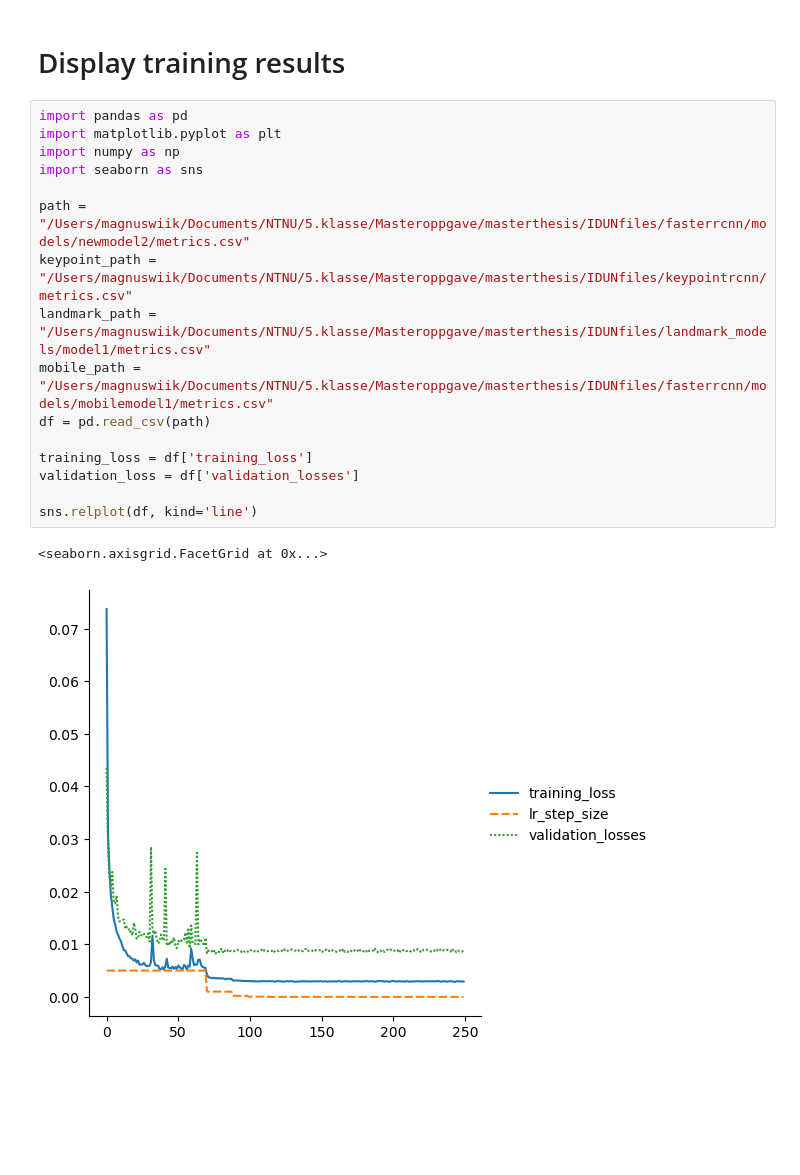
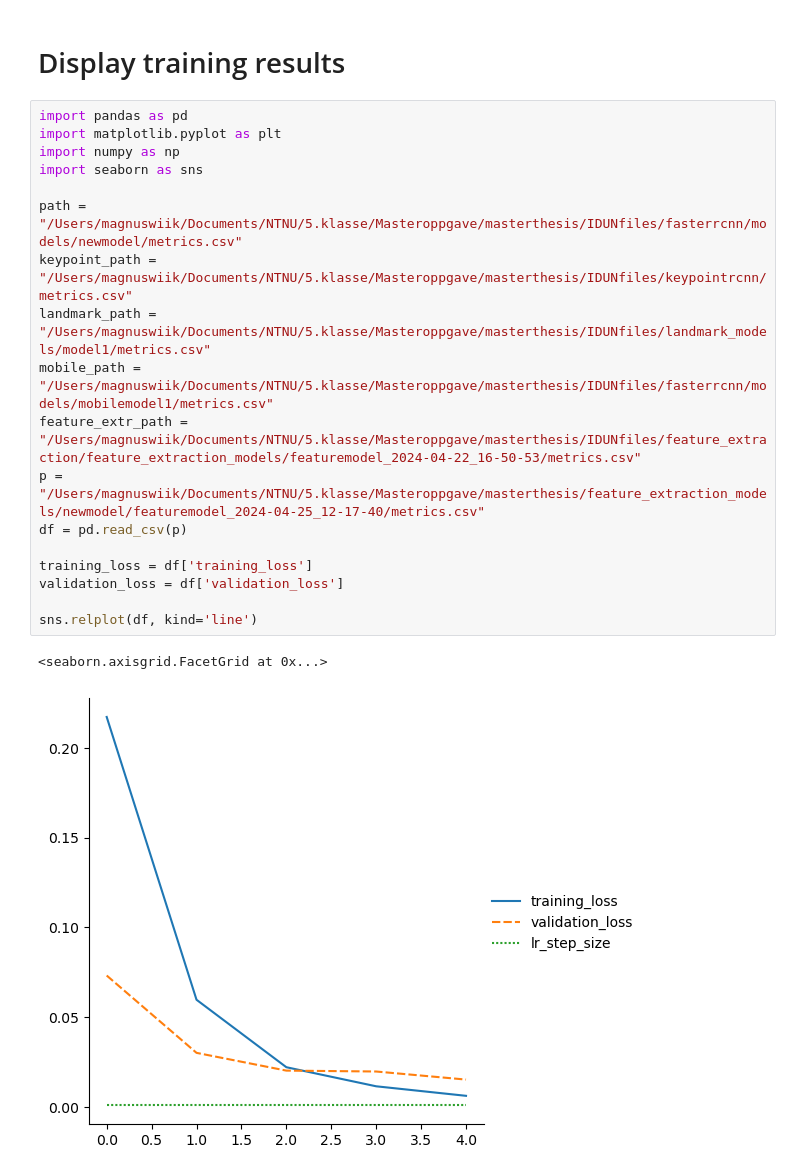
Before and after one commit to magnuswiik/SalmonReID, a Jupyter notebook: Prototyping/display_training_results.ipynb, the cells around one changed output. Cells and saved outputs as stored; diff of their text form; blank space fills up the shorter version.

```diff
--- a/Prototyping/display_training_results.ipynb
+++ b/Prototyping/display_training_results.ipynb
@@ -3,19 +3,21 @@
 # %%
 import pandas as pd
 import matplotlib.pyplot as plt
 import numpy as np
 import seaborn as sns
 
-path = "/Users/magnuswiik/Documents/NTNU/5.klasse/Masteroppgave/masterthesis/IDUNfiles/fasterrcnn/models/newmodel2/metrics.csv"
+path = "/Users/magnuswiik/Documents/NTNU/5.klasse/Masteroppgave/masterthesis/IDUNfiles/fasterrcnn/models/newmodel/metrics.csv"
 keypoint_path = "/Users/magnuswiik/Documents/NTNU/5.klasse/Masteroppgave/masterthesis/IDUNfiles/keypointrcnn/metrics.csv"
 landmark_path = "/Users/magnuswiik/Documents/NTNU/5.klasse/Masteroppgave/masterthesis/IDUNfiles/landmark_models/model1/metrics.csv"
 mobile_path = "/Users/magnuswiik/Documents/NTNU/5.klasse/Masteroppgave/masterthesis/IDUNfiles/fasterrcnn/models/mobilemodel1/metrics.csv"
-df = pd.read_csv(path)
+feature_extr_path = "/Users/magnuswiik/Documents/NTNU/5.klasse/Masteroppgave/masterthesis/IDUNfiles/feature_extraction/feature_extraction_models/featuremodel_2024-04-22_16-50-53/metrics.csv"
+p = "/Users/magnuswiik/Documents/NTNU/5.klasse/Masteroppgave/masterthesis/feature_extraction_models/newmodel/featuremodel_2024-04-25_12-17-40/metrics.csv"
+df = pd.read_csv(p)
 
 training_loss = df['training_loss']
-validation_loss = df['validation_losses']
+validation_loss = df['validation_loss']
 
 sns.relplot(df, kind='line')
 # %% [output]
 <seaborn.axisgrid.FacetGrid at 0x...>
-[figure, old version]
+[figure, new version]
```
Also changed, not shown: 11 other files.
